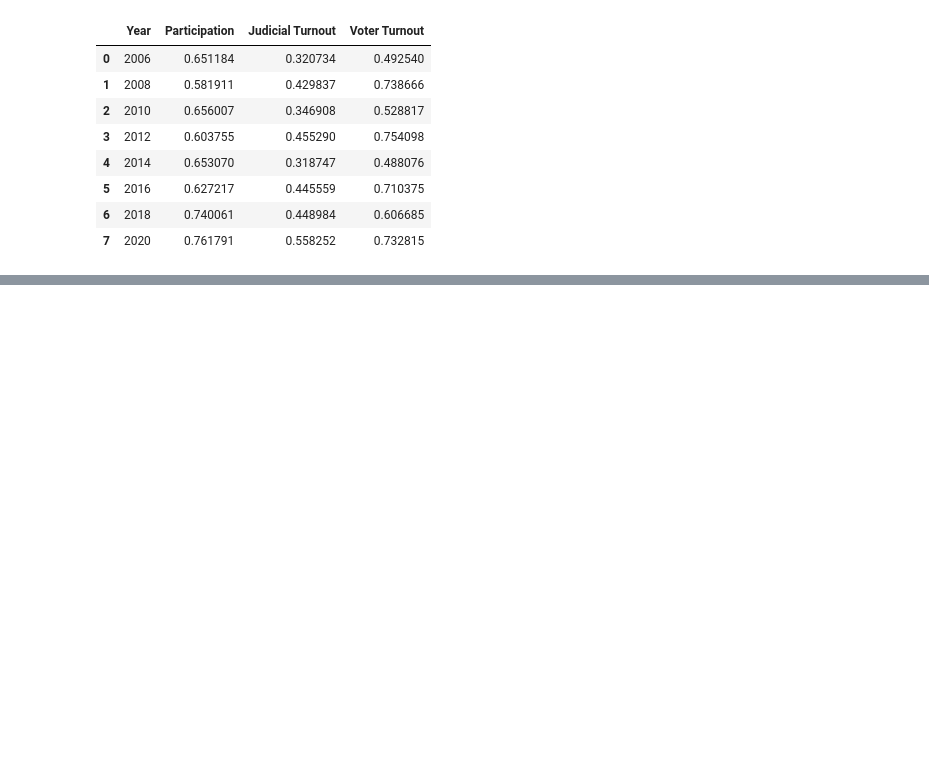
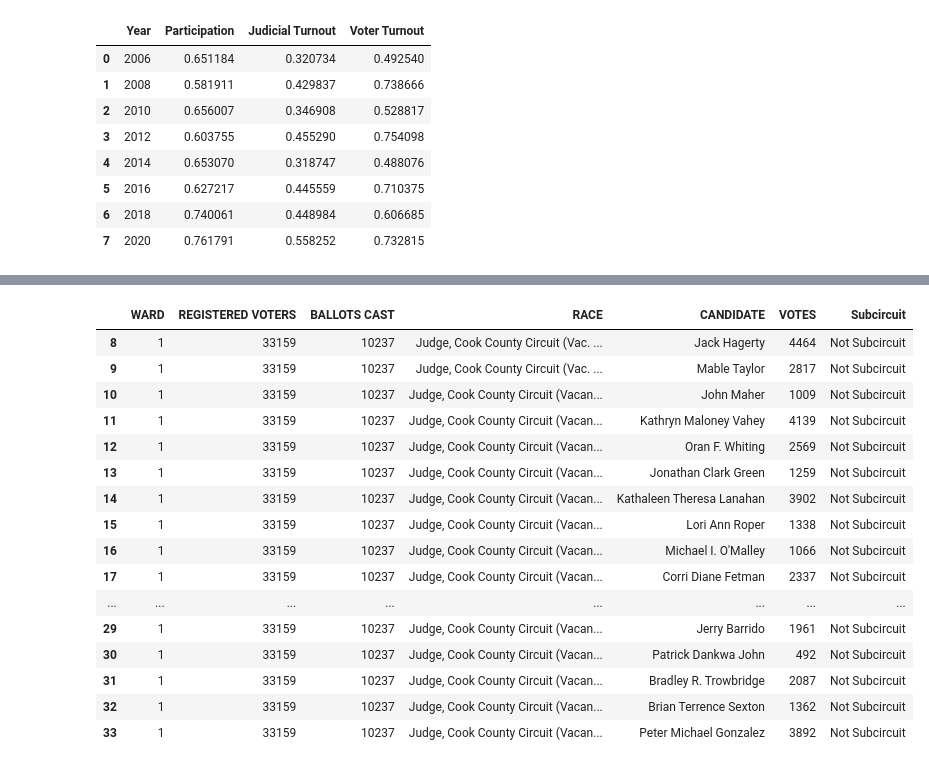
Before and after one commit to amyq96/judicial-voter-data, a Jupyter notebook: Judicial Voter Analysis v3.ipynb, the cells around one changed output, grey strips where cells are left out. Cells and saved outputs as stored; diff of their text form; code cells hidden in the pictures; blank space fills up the shorter version.

```diff
--- a/Judicial Voter Analysis v3.ipynb
+++ b/Judicial Voter Analysis v3.ipynb
@@ -49,6 +50,20 @@ def tag_retention(df):
     df['Retention'] = df['CANDIDATE'].apply(lambda x: retention(x))
 
     return df
+# %%
+#finds and tags subcircuits
+def tag_subcircuit(df):
+    def subcircuit(a):
+        if 'Subcircuit' in a:
+            return 'Subcircuit'
+        elif 'Sub' in a: #accounts for 2006 notation
+            return 'Subcircuit'
+        else:
+            return 'Not Subcircuit'
+
+    df['Subcircuit'] = df['RACE'].apply(lambda x: subcircuit(x))
+
+    return df
 # %%
 #Pass a string pathname
 #Returns a pandas df
@@ -459,0 +681,3 @@ by_ward
+# %%
+#load data into pandas
+df = pd.read_csv('../Judicial General Data/Dem Primaries/judicial_democratic_primary_2018.csv')
@@ -459,0 +701,4 @@ by_ward
+# %%
+#remove subcircuits
+df = tag_subcircuit(df)
+df = df.loc[df['Subcircuit'] != 'Subcircuit']
@@ -459,0 +723,22 @@ by_ward
+# %%
+#Look at just one ward
+#Vacancy of Egan and Dunford are the only uncontested
+df[df.WARD == 1]
+# %% [output]
+|  | WARD | REGISTERED VOTERS | BALLOTS CAST | RACE | CANDIDATE | VOTES | Subcircuit |
+| 8 | 1 | 33159 | 10237 | Judge, Cook County Circuit (Vac. ... | Jack Hagerty | 4464 | Not Subcircuit |
+| 9 | 1 | 33159 | 10237 | Judge, Cook County Circuit (Vac. ... | Mable Taylor | 2817 | Not Subcircuit |
+| 10 | 1 | 33159 | 10237 | Judge, Cook County Circuit (Vacan... | John Maher | 1009 | Not Subcircuit |
+| 11 | 1 | 33159 | 10237 | Judge, Cook County Circuit (Vacan... | Kathryn Maloney Vahey | 4139 | Not Subcircuit |
+| 12 | 1 | 33159 | 10237 | Judge, Cook County Circuit (Vacan... | Oran F. Whiting | 2569 | Not Subcircuit |
+| 13 | 1 | 33159 | 10237 | Judge, Cook County Circuit (Vacan... | Jonathan Clark Green | 1259 | Not Subcircuit |
+| 14 | 1 | 33159 | 10237 | Judge, Cook County Circuit (Vacan... | Kathaleen Theresa Lanahan | 3902 | Not Subcircuit |
+| 15 | 1 | 33159 | 10237 | Judge, Cook County Circuit (Vacan... | Lori Ann Roper | 1338 | Not Subcircuit |
+| 16 | 1 | 33159 | 10237 | Judge, Cook County Circuit (Vacan... | Michael I. O'Malley | 1066 | Not Subcircuit |
+| 17 | 1 | 33159 | 10237 | Judge, Cook County Circuit (Vacan... | Corri Diane Fetman | 2337 | Not Subcircuit |
+| ... | ... | ... | ... | ... | ... | ... | ... |
+| 29 | 1 | 33159 | 10237 | Judge, Cook County Circuit (Vacan... | Jerry Barrido | 1961 | Not Subcircuit |
+| 30 | 1 | 33159 | 10237 | Judge, Cook County Circuit (Vacan... | Patrick Dankwa John | 492 | Not Subcircuit |
+| 31 | 1 | 33159 | 10237 | Judge, Cook County Circuit (Vacan... | Bradley R. Trowbridge | 2087 | Not Subcircuit |
+| 32 | 1 | 33159 | 10237 | Judge, Cook County Circuit (Vacan... | Brian Terrence Sexton | 1362 | Not Subcircuit |
+| 33 | 1 | 33159 | 10237 | Judge, Cook County Circuit (Vacan... | Peter Michael Gonzalez | 3892 | Not Subcircuit |
```
Also changed, not shown: parts of 51 cells of this notebook.
